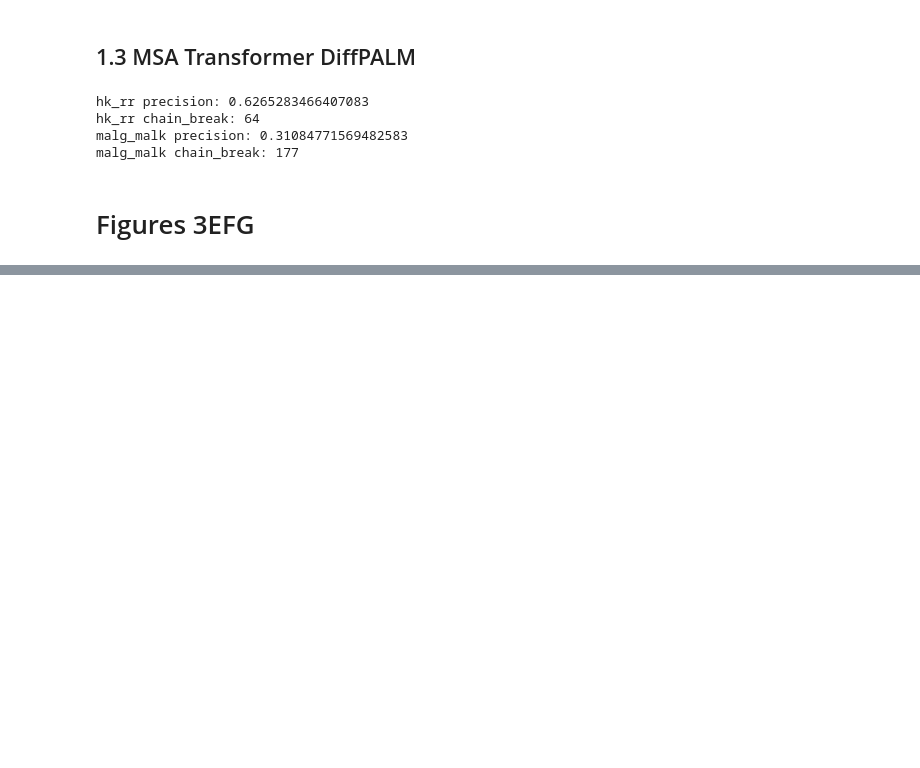
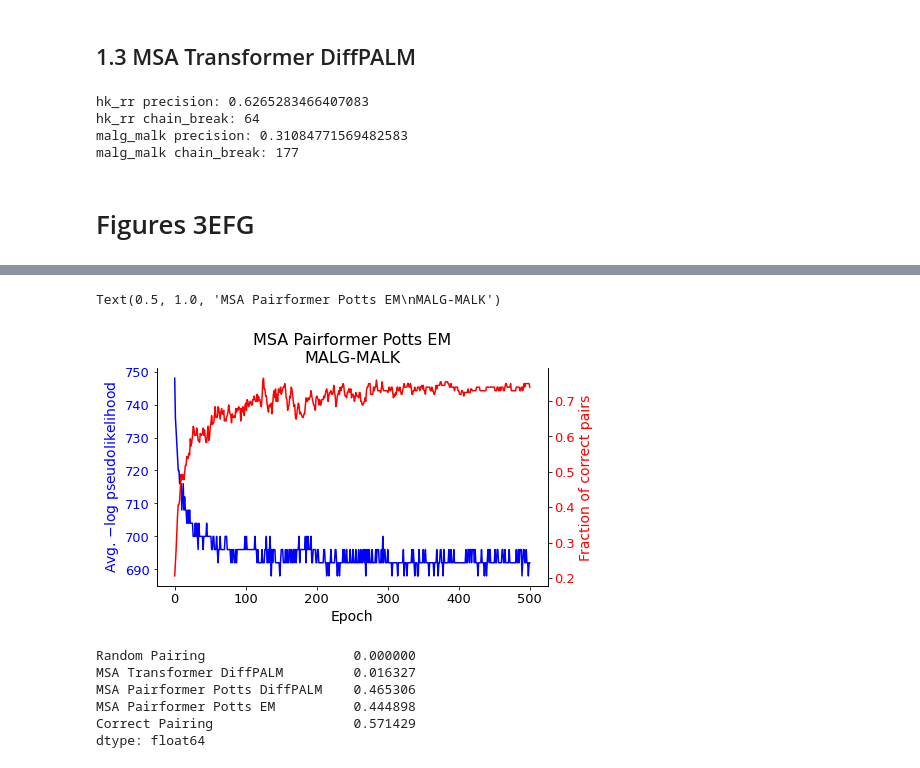
Before and after one commit to yoakiyama/MSA_Pairformer, a Jupyter notebook: Cell_2026_analysis_notebooks/Figure3/Figure3EFG_pairing.ipynb, the cells around one changed output, grey strips where cells are left out. Drawn from its saved outputs; the diff is of its cells as text; code cells hidden in the pictures; blank space fills up the shorter version.

```diff
--- a/Cell_2026_analysis_notebooks/Figure3/Figure3EFG_pairing.ipynb
+++ b/Cell_2026_analysis_notebooks/Figure3/Figure3EFG_pairing.ipynb
@@ -1096,0 +1106,61 @@ f.tight_layout()
+# %%
+with open("results/pairing/malg_malk_256/mp_em_results.seed_2.pkl", "rb") as f:
+    res_d = pickle.load(f)
+losses = res_d['losses']
+perm_mats = res_d['perm_mats']
+frac_correct = [np.trace(perm_mat)/perm_mat.shape[0] for perm_mat in perm_mats]
+f, ax1 = plt.subplots(1, 1, figsize=(7,4))
+ax1.plot(losses, color='blue')
+ax1.set_ylabel('Avg. $-$log pseudolikelihood', color='blue', size=14)
+ax1.tick_params(axis='y', labelcolor='blue', labelsize=13)
+ax1.tick_params(axis='x', labelsize=13)
+ax1.spines['top'].set_visible(False)
+
+ax2 = ax1.twinx()
+ax2.plot(frac_correct, color='red')
+ax2.set_ylabel('Fraction of correct pairs', color='red', size=14)
+ax2.tick_params(axis='y', labelcolor='red', labelsize=13)
+ax2.spines['top'].set_visible(False)
+ax1.set_xlabel('Epoch', size=14)
+ax1.set_title('MSA Pairformer Potts EM\nMALG-MALK', size=16)
+# %% [output]
+Text(0.5, 1.0, 'MSA Pairformer Potts EM\nMALG-MALK')
+[figure, added]
+# %%
+# Plot contact prediction
+with open("results/pairing/predicted_contacts.msa_transformer_warmstart.pkl", "rb") as oFile:
+    mt_predicted_contacts_d = pickle.load(oFile)
+with open("results/pairing/predicted_contacts.mp_pdp_warmstart.pkl", "rb") as oFile:
+    mp_dp_predicted_contacts_d = pickle.load(oFile)
+with open("results/pairing/mp_em_predicted_contacts.pkl", "rb") as oFile:
+    mp_em_predicted_contacts_d = pickle.load(oFile)
+with open("results/pairing/random_predicted_contacts.pkl", "rb") as oFile:
+    random_predicted_contacts_d = pickle.load(oFile)
+with open("results/pairing/gt_predicted_contacts.pkl", "rb") as oFile:
+    gt_predicted_contacts_d = pickle.load(oFile)
+
+p_at_k_d = {
+    "Random Pairing": [],
+    "MSA Transformer DiffPALM": [],
+    "MSA Pairformer Potts DiffPALM": [],
+    "MSA Pairformer Potts EM": [],
+    "Correct Pairing": []
+}
+chain_break_pos = len(malg_seq)
+for seed in range(5):
+    target = "malg_malk"
+    methods_l = ['Random Pairing', 'MSA Transformer DiffPALM', 'MSA Pairformer Potts DiffPALM', 'MSA Pairformer Potts EM', 'Correct Pairing']
+    pairing_precisions_l = [0, mt_precision_d[target][seed], mp_dp_precision_d[target][seed], mp_em_precision_d[target][seed], 1]
+    pred_cons_l = [random_predicted_contacts_d[target][seed], mt_predicted_contacts_d[target][seed], mp_dp_predicted_contacts_d[target][seed], mp_em_predicted_contacts_d[target][seed], gt_predicted_contacts_d[target][seed]]
+
+    for i, method in enumerate(methods_l):
+        hetero_p_at_k = get_p_at_k(true_malg_malk_cons_a[:chain_break_pos][:, chain_break_pos:], pred_cons_l[i][:chain_break_pos][:, chain_break_pos:], minsep=0, upper_triangle=False)
+        p_at_k_d[method].append(hetero_p_at_k)
+pd.DataFrame(p_at_k_d).mean(axis=0)
+# %% [output]
+Random Pairing                   0.000000
+MSA Transformer DiffPALM         0.016327
+MSA Pairformer Potts DiffPALM    0.465306
+MSA Pairformer Potts EM          0.444898
+Correct Pairing                  0.571429
+dtype: float64
```
Also changed, not shown: parts of 3 cells of this notebook, 1 other file.
